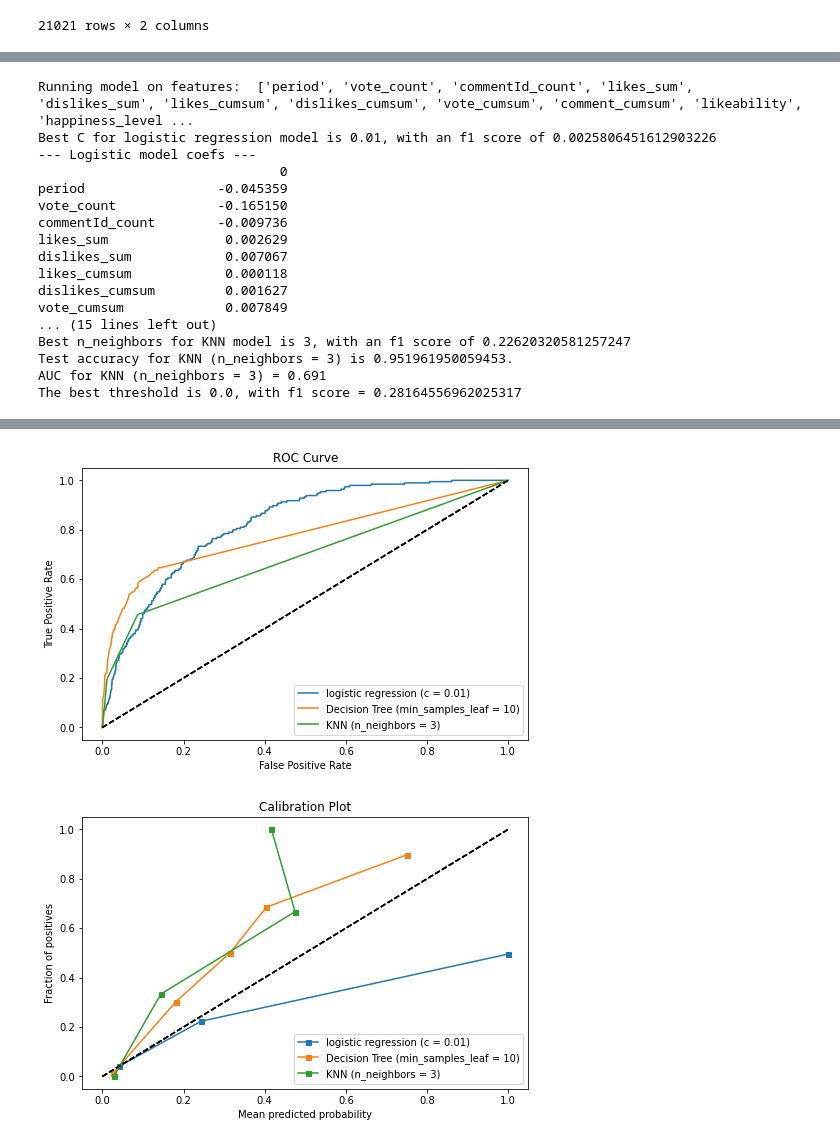
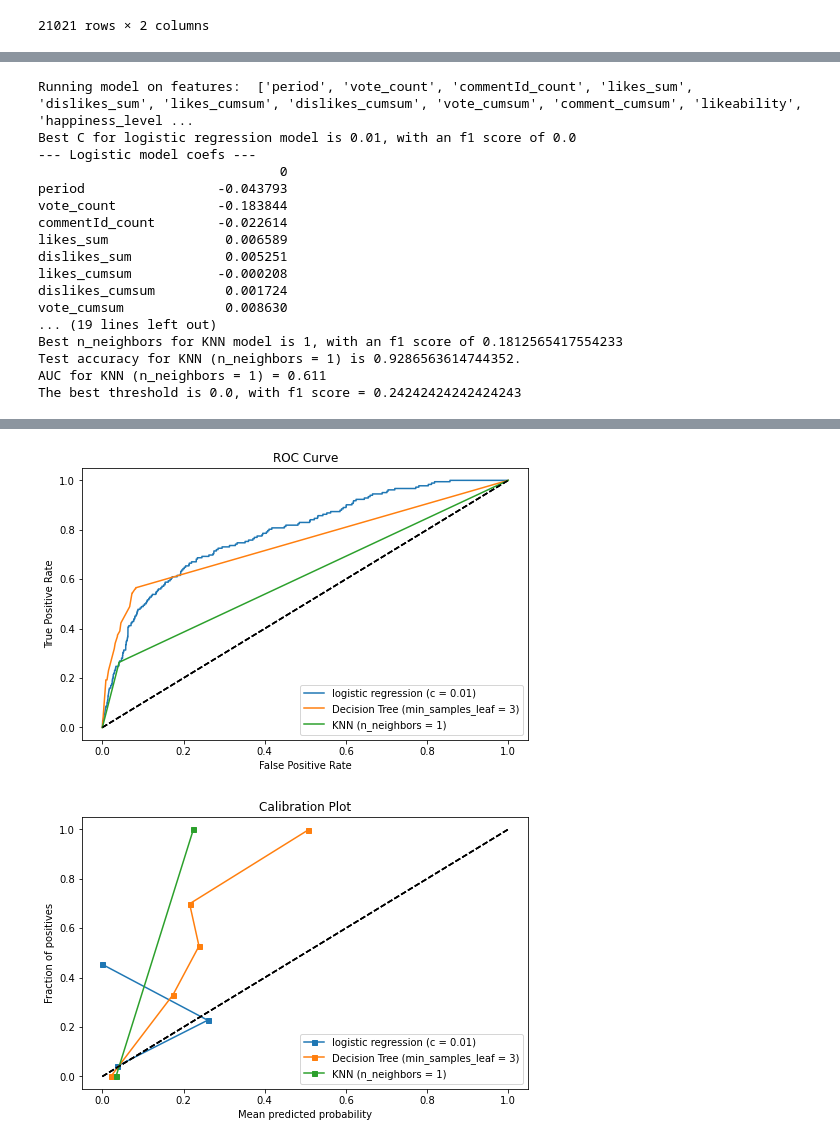
Before and after one commit to ceciliastern/ds_term_project, a Jupyter notebook: Model (Snapshot) - Happiness Dataset.ipynb, the cells around one changed output, grey strips where cells are left out. Saved outputs shown, nothing was run; the diff lists cells and outputs as text; code cells hidden in the pictures.

```diff
--- a/Model (Snapshot) - Happiness Dataset.ipynb
+++ b/Model (Snapshot) - Happiness Dataset.ipynb
@@ -323,0 +425,3 @@ employees.describe()
+# %%
+employees = employees[employees["_merge"] == "both"]
+employees
@@ -329,8 +447,9 @@ df = pd.merge(snapshot, churn_merge,
               on=["employee", "companyAlias",
                   "firstActiveDate", "period"],
               how="outer")
+# EDIT 11/30: commented out subsetting logic
 # Subset the employees that both commented and voted during their time on app.
-df = pd.merge(df, employees, on=["employee", "companyAlias"],
+df = pd.merge(df, employees[["employee", "companyAlias"]], on=["employee", "companyAlias"],
               how="inner").drop_duplicates()
 df[df["stillExists"] == False]
 # %% [output]
@@ -575,7 +710,9 @@ def sweepModels(x_train, y_train, x_test, y_test, features):
                                auc, best_thres, f1_thres))
 
     # Decision Tree
-    min_samples_leaf_list = [10, 30, 100, 300, 1000, 3000]
+#     min_samples_leaf_list = [10, 30, 100, 300, 1000, 3000]
+    min_samples_leaf_list = [3, 5, 10, 30, 100]
+
     dt_models = [DecisionTreeClassifier(min_samples_leaf=i) for i in min_samples_leaf_list]
     best_model, best_f1 = sweepParams(dt_models, x_train,
                                       y_train, min_samples_leaf_list,
@@ -589,8 +726,9 @@ def sweepModels(x_train, y_train, x_test, y_test, features):
                                auc, best_thres, f1_thres))
 
     # KNN
-    n_neighbors_list = [3, 5, 30, 50, 300, 500]
-    knn_models = [KNeighborsClassifier(n_neighbors=i) for i in n_neighbors_list]
+#     n_neighbors_list = [3, 5, 30, 50, 300, 500]
+    n_neighbors_list = [1, 2, 3, 5, 10]
+    knn_models = [KNeighborsClassifier(n_neighbors=i, metric="manhattan") for i in n_neighbors_list]
     best_model, best_f1 = sweepParams(knn_models, x_train,
                                       y_train, n_neighbors_list,
                                       "n_neighbors", "KNN model")
@@ -603,6 +741,21 @@ def sweepModels(x_train, y_train, x_test, y_test, features):
     return res_rows
 # %%
 from sklearn.model_selection import train_test_split
-x_train, x_test = train_test_split(df, test_size=0.2)
+import math
+# BUG FIX 11/30: Test data should be later in tie
+# than training data. And/or, each person should be either
+# all training or all test.
+# x_train, x_test = train_test_split(df, test_size=0.2)
+
+# Get all employees
+emp = df[["employee", "companyAlias"]].drop_duplicates()
+test_size = math.floor(0.2 * df.shape[0])
+x_test = pd.DataFrame()
+while x_test.shape[0] < test_size:
+    s = emp.sample(math.ceil((test_size - x_test.shape[0]) / 10))
+    emp.drop(index=s.index, axis=1, inplace=True)
+    x_test = x_test.append(pd.merge(df, s, on=["employee", "companyAlias"], how="inner"))
+x_train = pd.merge(df, emp, on=["employee", "companyAlias"], how="inner")
+print("x_test size = ", x_test.shape)
 x_train[x_train['churn'] == True]
 # %% [output]
@@ -769,27 +923,27 @@ The best threshold is 0.0, with f1 score = 0.25273010920436817
 # %%
 # Adding mean in previous step doesn't improve model, remove it and try another set
-predictors = base_pred + cumsum_pred + computed_pred + freq_pred
+predictors = base_pred + cumsum_pred + computed_pred + freq_pred + mean_pred
 print("Running model on features: ", predictors)
 res = sweepModels(x_train[predictors], x_train[target], x_test[predictors],
-                  x_test[target], "base + cumsum + freq + computed")
+                  x_test[target], "base + cumsum + mean + freq + computed")
 res_df = res_df.append(res)
 res_df
 # %% [output]
 Running model on features:  ['period', 'vote_count', 'commentId_count', 'likes_sum', 'dislikes_sum', 'likes_cumsum', 'dislikes_cumsum', 'vote_cumsum', 'comment_cumsum', 'likeability', 'happiness_level ...
-Best C for logistic regression model is 0.01, with an f1 score of 0.0025806451612903226
+Best C for logistic regression model is 0.01, with an f1 score of 0.0
 --- Logistic model coefs ---
                                0
-period                 -0.045359
-vote_count             -0.165150
-commentId_count        -0.009736
-likes_sum               0.002629
-dislikes_sum            0.007067
-likes_cumsum            0.000118
-dislikes_cumsum         0.001627
-vote_cumsum             0.007849
-... (15 lines left out)
-Best n_neighbors for KNN model is 3, with an f1 score of 0.22620320581257247
-Test accuracy for KNN (n_neighbors = 3) is 0.951961950059453.
-AUC for KNN (n_neighbors = 3) = 0.691
-The best threshold is 0.0, with f1 score = 0.28164556962025317
+period                 -0.043793
+vote_count             -0.183844
+commentId_count        -0.022614
+likes_sum               0.006589
+dislikes_sum            0.005251
+likes_cumsum           -0.000208
+dislikes_cumsum         0.001724
+vote_cumsum             0.008630
+... (19 lines left out)
+Best n_neighbors for KNN model is 1, with an f1 score of 0.1812565417554233
+Test accuracy for KNN (n_neighbors = 1) is 0.9286563614744352.
+AUC for KNN (n_neighbors = 1) = 0.611
+The best threshold is 0.0, with f1 score = 0.24242424242424243
 |  | Feature | Model | F1_overall | Accuracy | AUC | Best_threshold | F1_threshold |
@@ -811,5 +965,5 @@ The best threshold is 0.0, with f1 score = 0.28164556962025317
-[figure, old version]
+[figure, new version]
-[figure, old version]
+[figure, new version]
 # %%
 res_df
 # %% [output]
```
Also changed, not shown: parts of 30 cells of this notebook, 1 other file.
